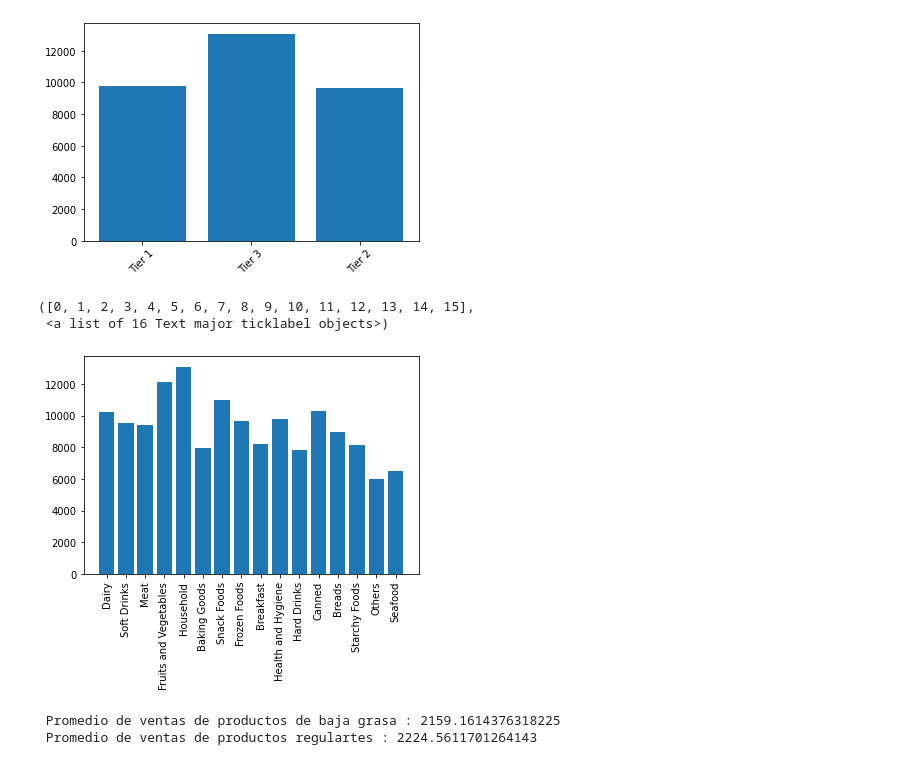
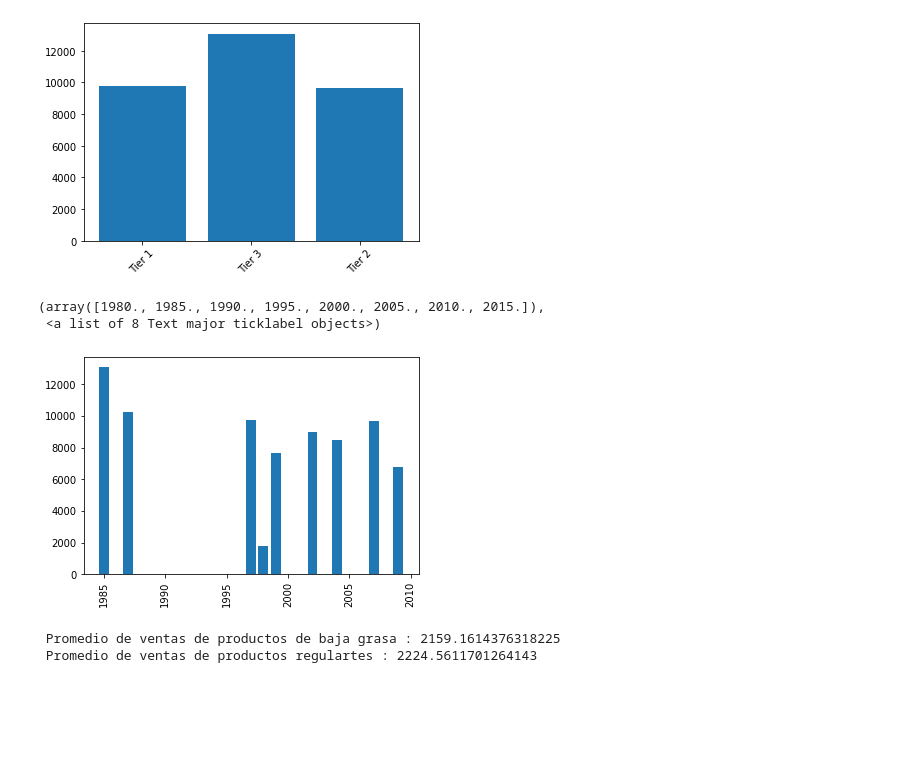
Before and after one commit to kpaulfran/sales-predictions, a Jupyter notebook: project1.ipynb, the cells around one changed output. Cells and saved outputs as stored; diff of their text form; code cells hidden in the pictures; blank space fills up the shorter version.

```diff
--- a/project1.ipynb
+++ b/project1.ipynb
@@ -292,15 +292,15 @@ plt.xticks(rotation = 45)
 ([0, 1, 2], <a list of 3 Text major ticklabel objects>)
 [figure]
 # %%
-plt.bar(df['Item_Type'], df['Item_Outlet_Sales'])
+plt.bar(df['Outlet_Establishment_Year'], df['Item_Outlet_Sales'])
 plt.xticks(rotation = 90)
 
 #Los objetos que mas se venden son frutas y vegetales, y cosas de casa.
 #Lo que menos se vende son mariscos.
 # %% [output]
-([0, 1, 2, 3, 4, 5, 6, 7, 8, 9, 10, 11, 12, 13, 14, 15],
- <a list of 16 Text major ticklabel objects>)
+(array([1980., 1985., 1990., 1995., 2000., 2005., 2010., 2015.]),
+ <a list of 8 Text major ticklabel objects>)
-[figure, old version]
+[figure, new version]
 # %%
 low_fat = df.loc[df['Item_Fat_Content']=='Low Fat','Item_Outlet_Sales'].values
 regular  = df.loc[df['Item_Fat_Content']=='Regular','Item_Outlet_Sales'].values
```
Also changed, not shown: parts of 7 cells of this notebook.
